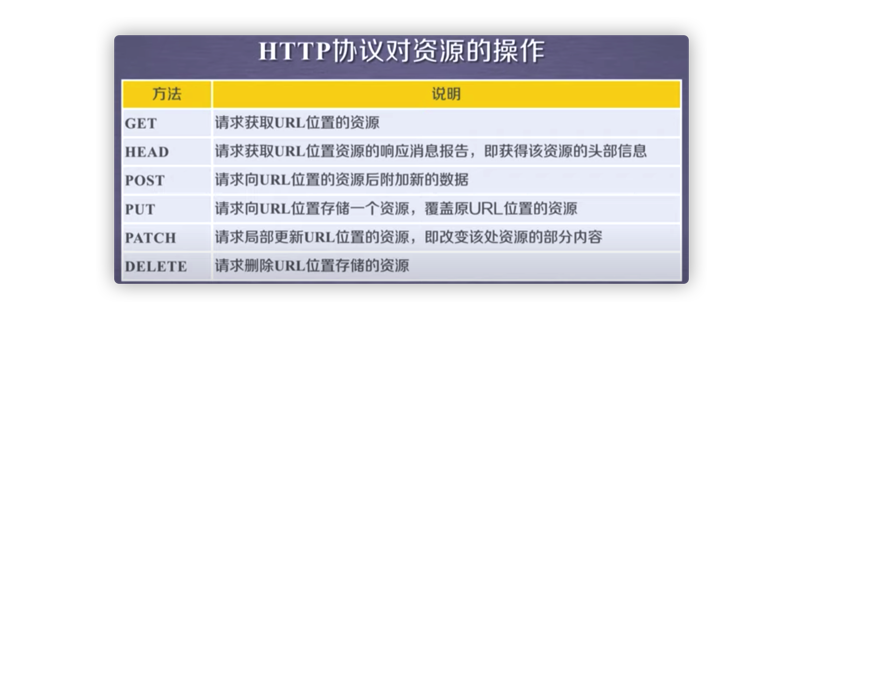
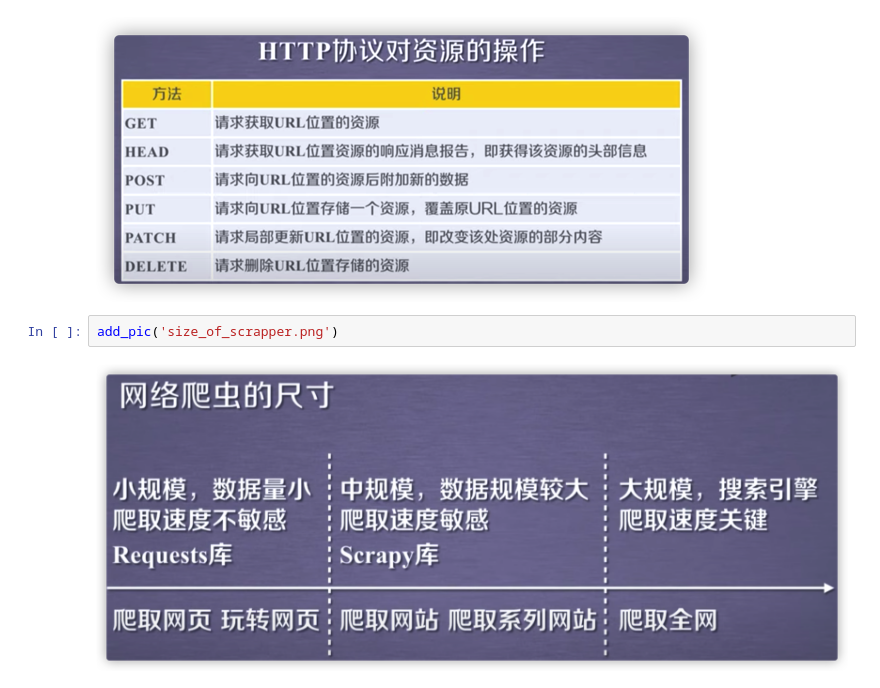
Before and after one commit to paxton615/Notes, a Jupyter notebook: Web_scrapper.ipynb, the cells around one changed output. Saved outputs shown, nothing was run; the diff lists cells and outputs as text; blank space fills up the shorter version.

```diff
--- a/Web_scrapper.ipynb
+++ b/Web_scrapper.ipynb
@@ -97,3 +97,7 @@ URL是通过HTTP协议存取资源的Internet路径，一个URL对应一个数
 add_pic('http_methods.png')
 # %% [output]
 [figure]
+# %%
+add_pic('size_of_scrapper.png')
+# %% [output]
+[figure, added]
```
Also changed, not shown: parts of 5 cells of this notebook, 1 other file.
